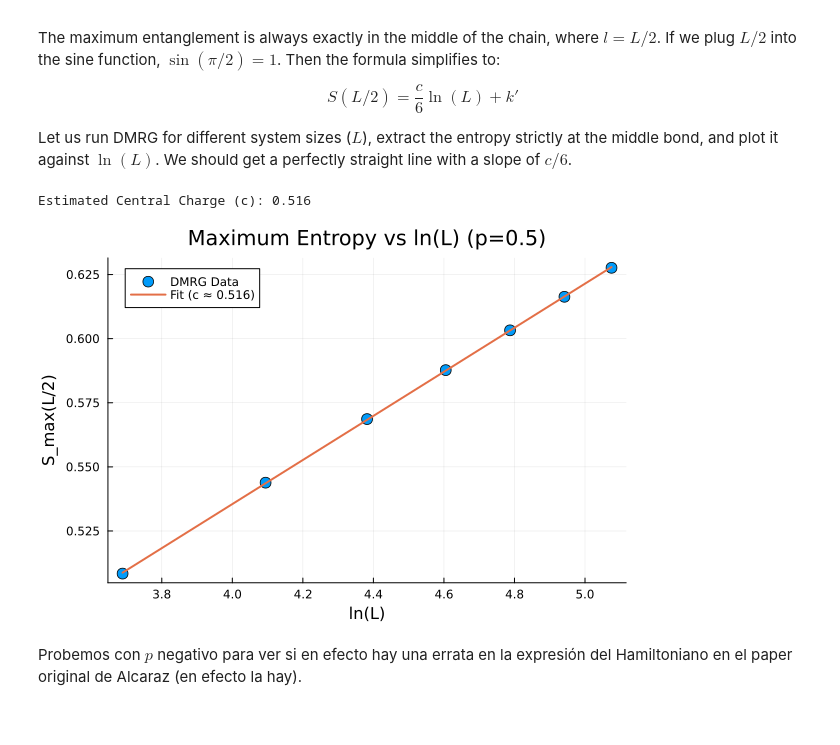
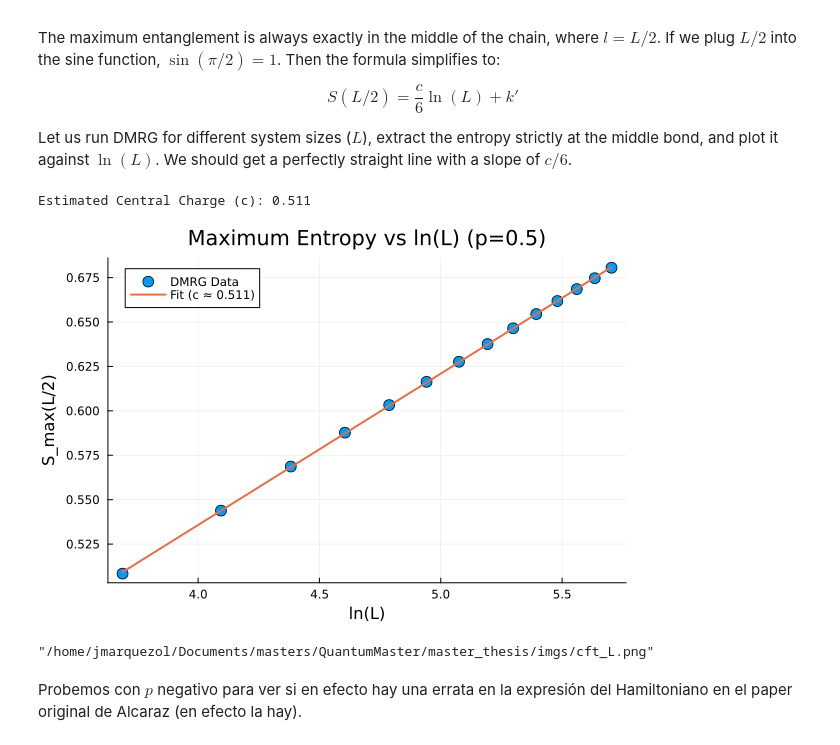
Before and after one commit to jmarquezol/QuantumMaster, a Jupyter notebook: master_thesis/6_CFT_GS_prediction.ipynb, the cells around one changed output. Cells and saved outputs as stored; diff of their text form; code cells hidden in the pictures.

Commit message:
some plots

```diff
--- a/master_thesis/6_CFT_GS_prediction.ipynb
+++ b/master_thesis/6_CFT_GS_prediction.ipynb
@@ -256,7 +258,7 @@ Let us run DMRG for different system sizes ($L$), extract the entropy strictly a
 p_fixed = 0.5
 lambda = 1.0
 
-N_values = [40, 60, 80, 100, 120, 140, 160]
+N_values = [40, 60, 80, 100, 120, 140, 160, 180, 200, 220, 240, 260, 280, 300]
 max_entropies = Float64[]
 
 sweeps = Sweeps(10)
@@ -294,35 +296,37 @@ end
 # Our X axis is ln(N)
 x_values = log.(N_values)
 y_values = max_entropies
 
 # Linear fit: S_max = (c/6) * ln(N) + k'
 @. model(x, p) = p[1]*x + p[2]
 p0 = [0.1, 1.0]
 
 fit = curve_fit(model, x_values, y_values, p0)
 
 slope = fit.param[1]
 c_est = slope * 6.0
 
 
 println("Estimated Central Charge (c): $(round(c_est, digits=3))")
 
 # Ploting
 fig = plot(title="Maximum Entropy vs ln(L) (p=$p_fixed)",
            xlabel="ln(L)",
            ylabel="S_max(L/2)",
            legend=:topleft,
            grid=true)
 
 scatter!(fig, x_values, y_values, label="DMRG Data", markersize=6)
 
 y_fit = model(x_values, fit.param)
 plot!(fig, x_values, y_fit, label="Fit (c ≈ $(round(c_est, digits=3)))", linewidth=2)
 
 display(fig)
+savefig(fig, "./imgs/cft_L.png")
 # %% [output]
-Estimated Central Charge (c): 0.516
+Estimated Central Charge (c): 0.511
-[figure, old version]
+[figure, new version]
+"/home/jmarquezol/Documents/masters/QuantumMaster/master_thesis/imgs/cft_L.png"
 # %% [markdown]
 Probemos con $p$ negativo para ver si en efecto hay una errata en la expresión del Hamiltoniano en el paper original de Alcaraz (en efecto la hay).
 # %%
```
Also changed, not shown: parts of 6 cells of this notebook, 2 other files.
